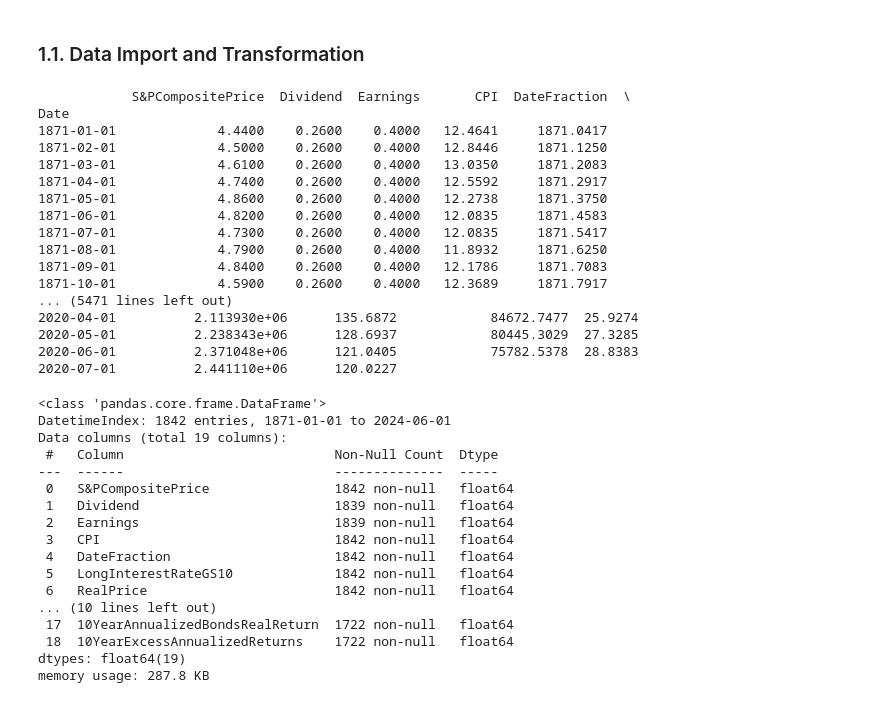
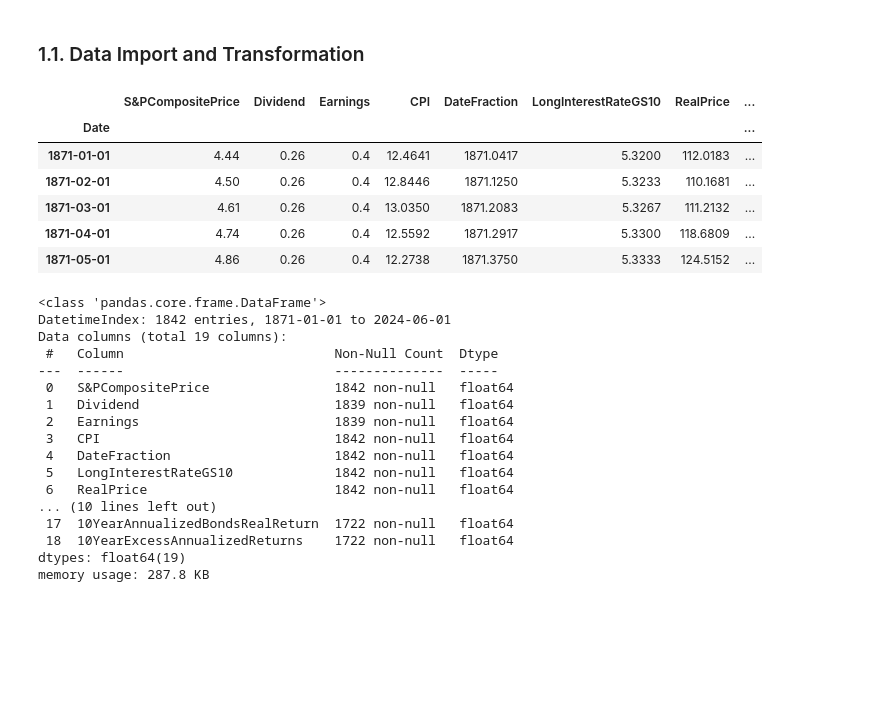
Before and after one commit to huaqingji/effectiveness-analysis-of-cape-based-investment-strategy, a Jupyter notebook: Effectiveness_Analysis_of_CAPE_Based_Investment_Strategy.ipynb, the cells around one changed output. Drawn from its saved outputs; the diff is of its cells as text; code cells hidden in the pictures; blank space fills up the shorter version.

```diff
--- a/Effectiveness_Analysis_of_CAPE_Based_Investment_Strategy.ipynb
+++ b/Effectiveness_Analysis_of_CAPE_Based_Investment_Strategy.ipynb
@@ -19,39 +19,29 @@ from scipy.stats import norm
 # %%
 # import data
 col_names = ['Date', 'S&PCompositePrice', 'Dividend', 'Earnings',
              'CPI', 'DateFraction', 'LongInterestRateGS10', 'RealPrice',
              'RealDividend', 'RealTotalReturnPrice', 'RealEarnings', 'RealTRScaledEarnings',
              'CAPE', 'NA1', 'TRCAPE', 'NA2',
              'ExcessCAPEYield', 'MonthlyTotalBondReturns', 'RealTotalBondReturns', '10YearAnnualizedStockRealReturn',
              '10YearAnnualizedBondsRealReturn', '10YearExcessAnnualizedReturns']
 data = pd.read_excel(io='data/ie_data.xls', sheet_name='Data',
                      header=None, names=col_names,
                      index_col=None, skiprows=8, nrows=1842)
 # data transformation
 data.drop(['NA1', 'NA2'], axis=1, inplace=True)
 data = data.round(4)
 # set index as date
 data['Date'] = pd.to_datetime(data['Date'].apply('{:.2f}'.format), format='%Y.%m')
 data.set_index('Date', inplace=True)
-data
+data.head()
 # %% [output]
-            S&PCompositePrice  Dividend  Earnings       CPI  DateFraction  \
-Date
-1871-01-01             4.4400    0.2600    0.4000   12.4641     1871.0417
-1871-02-01             4.5000    0.2600    0.4000   12.8446     1871.1250
-1871-03-01             4.6100    0.2600    0.4000   13.0350     1871.2083
-1871-04-01             4.7400    0.2600    0.4000   12.5592     1871.2917
-1871-05-01             4.8600    0.2600    0.4000   12.2738     1871.3750
-1871-06-01             4.8200    0.2600    0.4000   12.0835     1871.4583
-1871-07-01             4.7300    0.2600    0.4000   12.0835     1871.5417
-1871-08-01             4.7900    0.2600    0.4000   11.8932     1871.6250
-1871-09-01             4.8400    0.2600    0.4000   12.1786     1871.7083
-1871-10-01             4.5900    0.2600    0.4000   12.3689     1871.7917
-... (5471 lines left out)
-2020-04-01          2.113930e+06      135.6872            84672.7477  25.9274
-2020-05-01          2.238343e+06      128.6937            80445.3029  27.3285
-2020-06-01          2.371048e+06      121.0405            75782.5378  28.8383
-2020-07-01          2.441110e+06      120.0227
+|  | S&PCompositePrice | Dividend | Earnings | CPI | DateFraction | LongInterestRateGS10 | RealPrice | ... |
+| Date |  |  |  |  |  |  |  | ... |
+| 1871-01-01 | 4.44 | 0.26 | 0.4 | 12.4641 | 1871.0417 | 5.3200 | 112.0183 | ... |
+| 1871-02-01 | 4.50 | 0.26 | 0.4 | 12.8446 | 1871.1250 | 5.3233 | 110.1681 | ... |
+| 1871-03-01 | 4.61 | 0.26 | 0.4 | 13.0350 | 1871.2083 | 5.3267 | 111.2132 | ... |
+| 1871-04-01 | 4.74 | 0.26 | 0.4 | 12.5592 | 1871.2917 | 5.3300 | 118.6809 | ... |
+| 1871-05-01 | 4.86 | 0.26 | 0.4 | 12.2738 | 1871.3750 | 5.3333 | 124.5152 | ... |
 # %%
 data.info()
 # %% [output]
```
